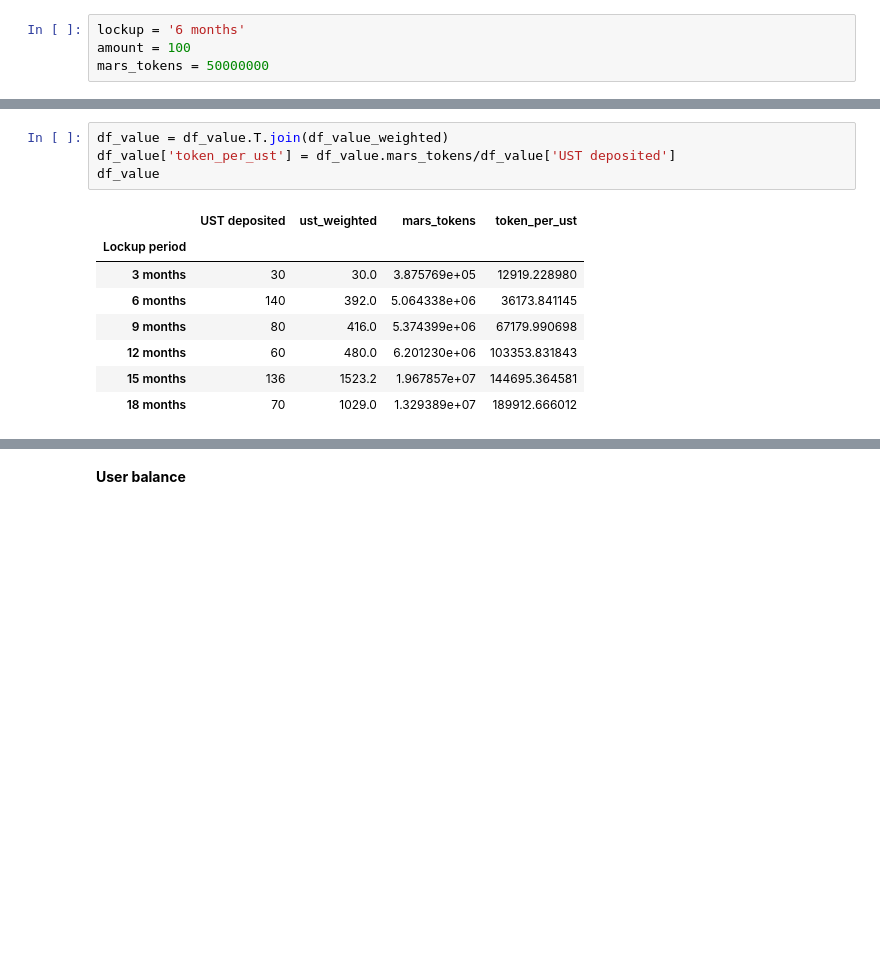
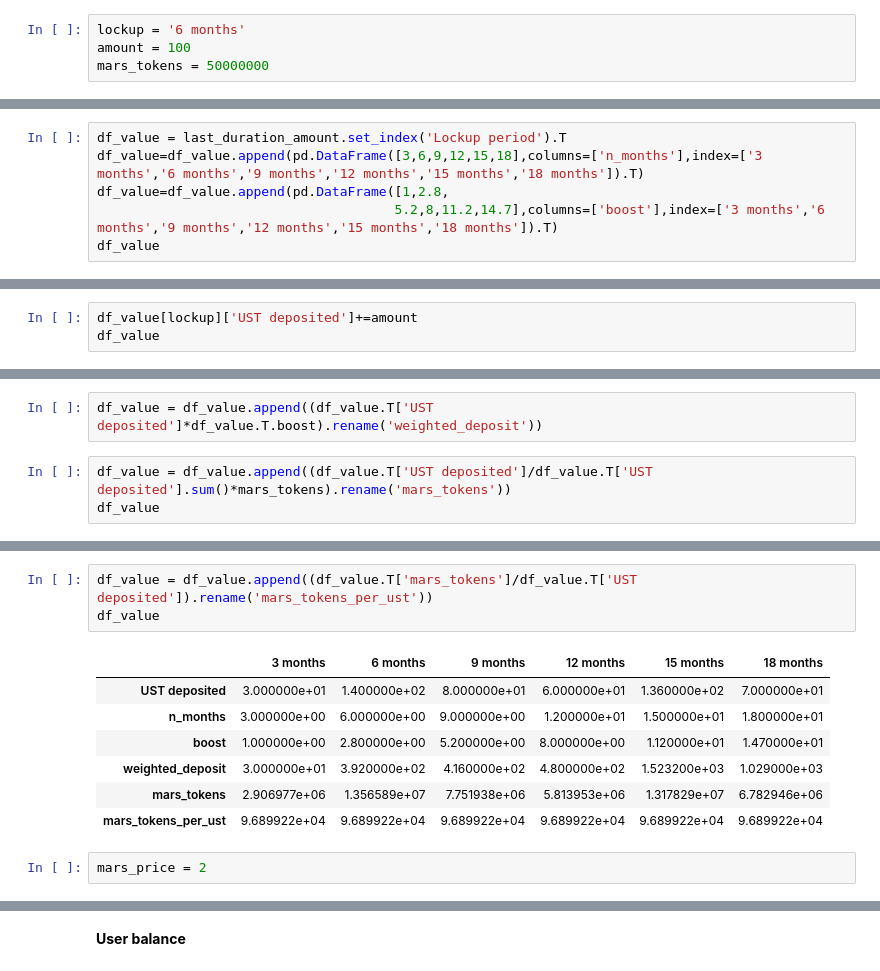
Before and after one commit to IncioMan/mars_lockdrop, a Jupyter notebook: notebook/Mars Lockdrop.ipynb, the cells around one changed output, grey strips where cells are left out. Saved outputs shown, nothing was run; the diff lists cells and outputs as text; blank space fills up the shorter version.

```diff
--- a/notebook/Mars Lockdrop.ipynb
+++ b/notebook/Mars Lockdrop.ipynb
@@ -256,0 +221,6 @@ df_value_weighted
+# %%
+df_value = last_duration_amount.set_index('Lockup period').T
+df_value=df_value.append(pd.DataFrame([3,6,9,12,15,18],columns=['n_months'],index=['3 months','6 months','9 months','12 months','15 months','18 months']).T)
+df_value=df_value.append(pd.DataFrame([1,2.8,
+                                      5.2,8,11.2,14.7],columns=['boost'],index=['3 months','6 months','9 months','12 months','15 months','18 months']).T)
+df_value
@@ -256,0 +232,3 @@ df_value_weighted
+# %%
+df_value[lockup]['UST deposited']+=amount
+df_value
@@ -256,0 +240,5 @@ df_value_weighted
+# %%
+df_value = df_value.append((df_value.T['UST deposited']*df_value.T.boost).rename('weighted_deposit'))
+# %%
+df_value = df_value.append((df_value.T['UST deposited']/df_value.T['UST deposited'].sum()*mars_tokens).rename('mars_tokens'))
+df_value
@@ -257,13 +252,13 @@ df_value_weighted
 # %%
-df_value = df_value.T.join(df_value_weighted)
-df_value['token_per_ust'] = df_value.mars_tokens/df_value['UST deposited']
+df_value = df_value.append((df_value.T['mars_tokens']/df_value.T['UST deposited']).rename('mars_tokens_per_ust'))
 df_value
 # %% [output]
-|  | UST deposited | ust_weighted | mars_tokens | token_per_ust |
-| Lockup period |  |  |  |  |
-| 3 months | 30 | 30.0 | 3.875769e+05 | 12919.228980 |
-| 6 months | 140 | 392.0 | 5.064338e+06 | 36173.841145 |
-| 9 months | 80 | 416.0 | 5.374399e+06 | 67179.990698 |
-| 12 months | 60 | 480.0 | 6.201230e+06 | 103353.831843 |
-| 15 months | 136 | 1523.2 | 1.967857e+07 | 144695.364581 |
-| 18 months | 70 | 1029.0 | 1.329389e+07 | 189912.666012 |
+|  | 3 months | 6 months | 9 months | 12 months | 15 months | 18 months |
+| UST deposited | 3.000000e+01 | 1.400000e+02 | 8.000000e+01 | 6.000000e+01 | 1.360000e+02 | 7.000000e+01 |
+| n_months | 3.000000e+00 | 6.000000e+00 | 9.000000e+00 | 1.200000e+01 | 1.500000e+01 | 1.800000e+01 |
+| boost | 1.000000e+00 | 2.800000e+00 | 5.200000e+00 | 8.000000e+00 | 1.120000e+01 | 1.470000e+01 |
+| weighted_deposit | 3.000000e+01 | 3.920000e+02 | 4.160000e+02 | 4.800000e+02 | 1.523200e+03 | 1.029000e+03 |
+| mars_tokens | 2.906977e+06 | 1.356589e+07 | 7.751938e+06 | 5.813953e+06 | 1.317829e+07 | 6.782946e+06 |
+| mars_tokens_per_ust | 9.689922e+04 | 9.689922e+04 | 9.689922e+04 | 9.689922e+04 | 9.689922e+04 | 9.689922e+04 |
+# %%
+mars_price = 2
```
Also changed, not shown: parts of 13 cells of this notebook, 4 other files.
